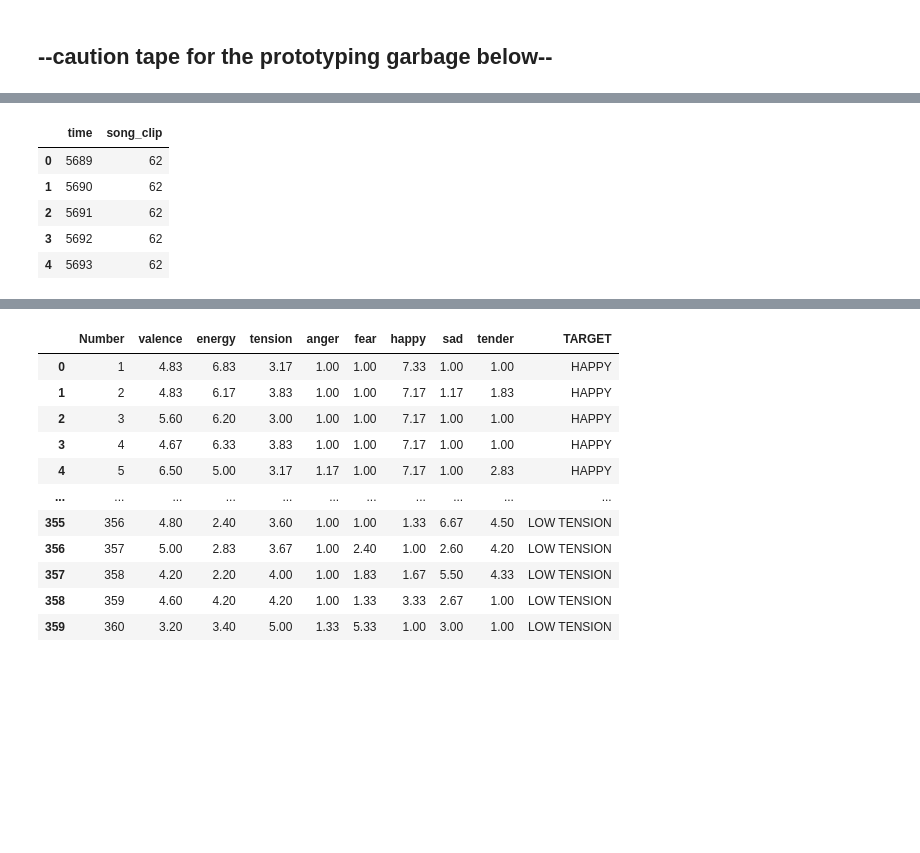
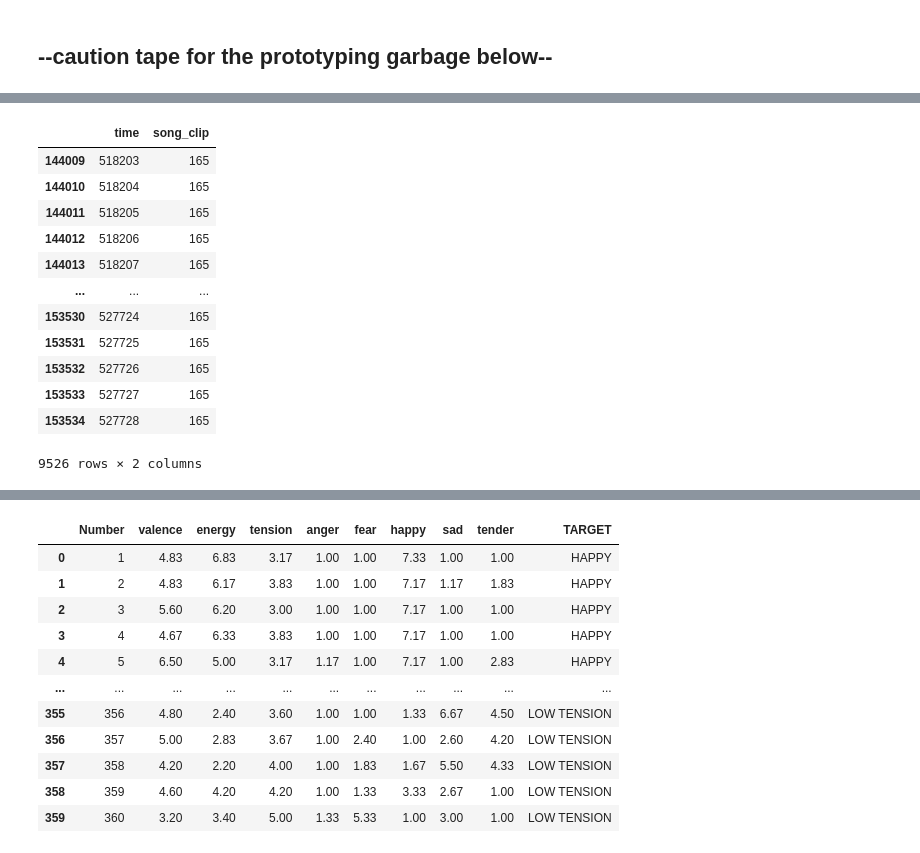
Before and after one commit to Ben243/COGS189-final-project, a Jupyter notebook: responses.ipynb, the cells around one changed output, grey strips where cells are left out. Drawn from its saved outputs; the diff is of its cells as text; code cells hidden in the pictures; blank space fills up the shorter version.

```diff
--- a/responses.ipynb
+++ b/responses.ipynb
@@ -289,12 +270,21 @@ df.song_clip.plot() # YES THIS IS IT THIS IS WHAT I WANT
 # %%
-df.head()
+df
-# %% [output]
-|  | time | song_clip |
-| 0 | 5689 | 62 |
-| 1 | 5690 | 62 |
-| 2 | 5691 | 62 |
-| 3 | 5692 | 62 |
-| 4 | 5693 | 62 |
+# %%
+df[df.song_clip==165]
+# %% [output]
+|  | time | song_clip |
+| 144009 | 518203 | 165 |
+| 144010 | 518204 | 165 |
+| 144011 | 518205 | 165 |
+| 144012 | 518206 | 165 |
+| 144013 | 518207 | 165 |
+| ... | ... | ... |
+| 153530 | 527724 | 165 |
+| 153531 | 527725 | 165 |
+| 153532 | 527726 | 165 |
+| 153533 | 527727 | 165 |
+| 153534 | 527728 | 165 |
+9526 rows × 2 columns
 # %%
 mdf = df.merge(record, how='left', on='time')
 mdf
```
Also changed, not shown: parts of 7 cells of this notebook, 1 other file.
